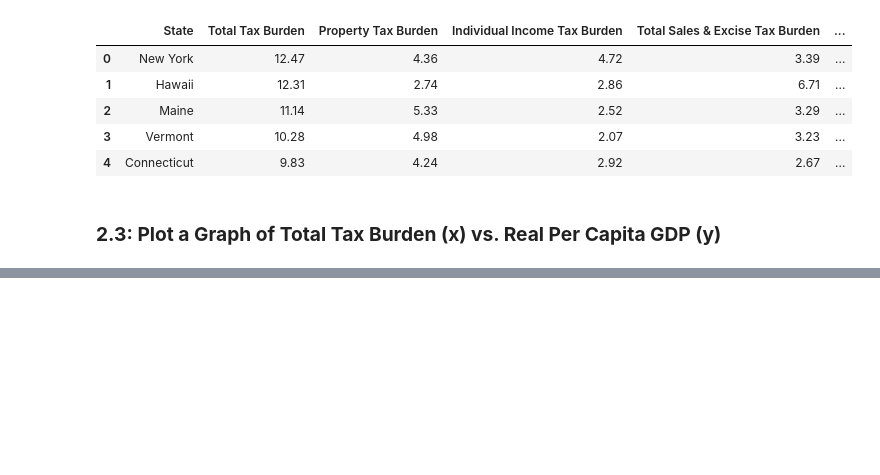
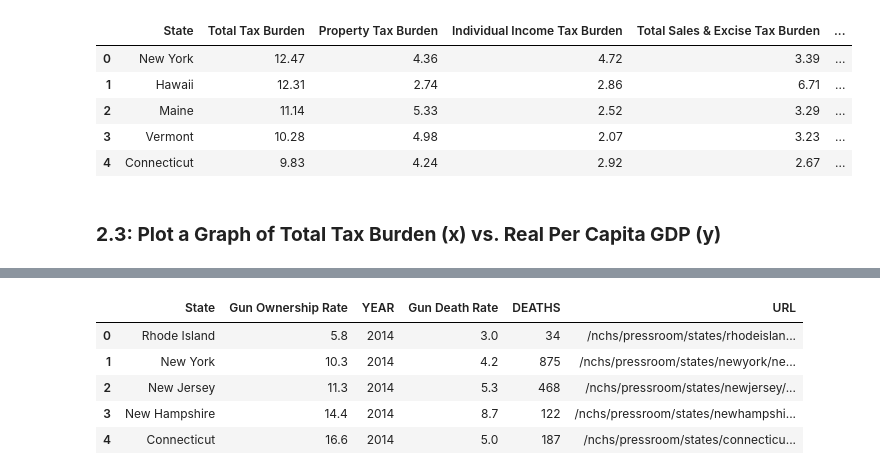
Before and after one commit to ririye01/math4334-MathModelingNotebooks, a Jupyter notebook: homework/hw1/hw1.ipynb, the cells around one changed output, grey strips where cells are left out. Cells and saved outputs as stored; diff of their text form; code cells hidden in the pictures; blank space fills up the shorter version.

```diff
--- a/homework/hw1/hw1.ipynb
+++ b/homework/hw1/hw1.ipynb
@@ -191,0 +219,10 @@ plt.show()
+# %%
+
+df.head()
+# %% [output]
+|  | State | Gun Ownership Rate | YEAR | Gun Death Rate | DEATHS | URL |
+| 0 | Rhode Island | 5.8 | 2014 | 3.0 | 34 | /nchs/pressroom/states/rhodeislan... |
+| 1 | New York | 10.3 | 2014 | 4.2 | 875 | /nchs/pressroom/states/newyork/ne... |
+| 2 | New Jersey | 11.3 | 2014 | 5.3 | 468 | /nchs/pressroom/states/newjersey/... |
+| 3 | New Hampshire | 14.4 | 2014 | 8.7 | 122 | /nchs/pressroom/states/newhampshi... |
+| 4 | Connecticut | 16.6 | 2014 | 5.0 | 187 | /nchs/pressroom/states/connecticu... |
```
Also changed, not shown: parts of 6 cells of this notebook, 10 other files.
